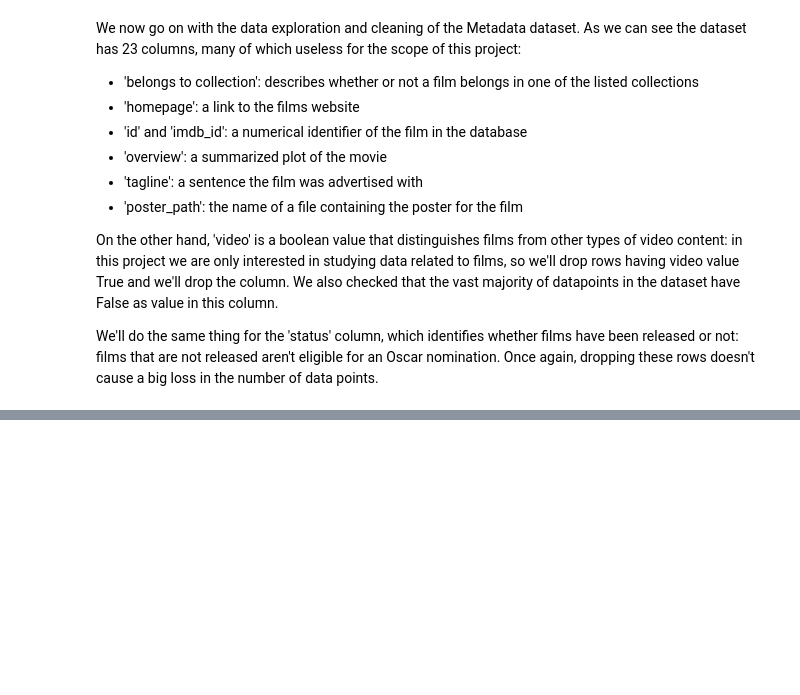
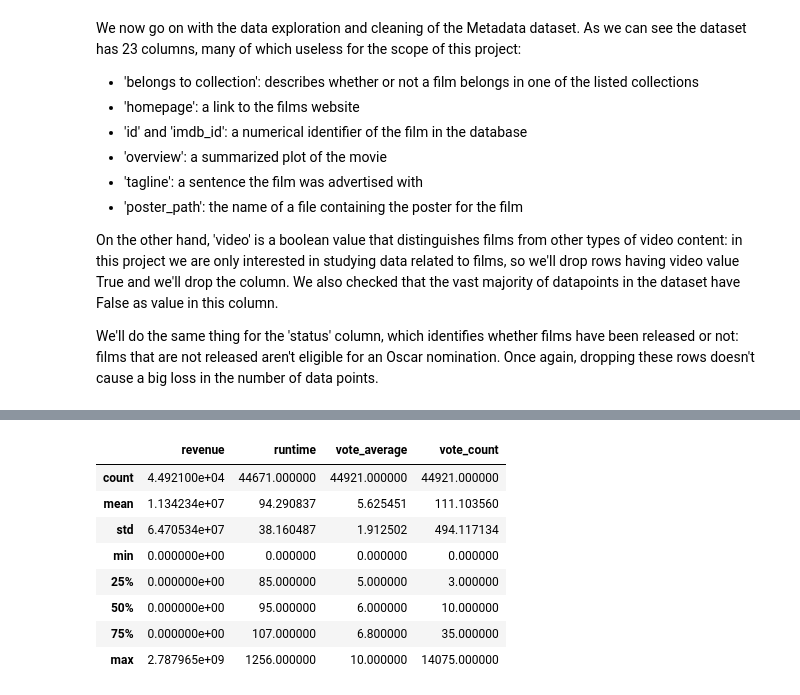
Before and after one commit to matteodales/programming_project, a Jupyter notebook: data_exploration_and_cleaning.ipynb, the cells around one changed output, grey strips where cells are left out. Cells and saved outputs as stored; diff of their text form; code cells hidden in the pictures; blank space fills up the shorter version.

```diff
--- a/data_exploration_and_cleaning.ipynb
+++ b/data_exploration_and_cleaning.ipynb
@@ -161,0 +183,12 @@ metadata_df = metadata_df.drop(['video','status'], axis=1)
+# %%
+metadata_df.describe()
+# %% [output]
+|  | revenue | runtime | vote_average | vote_count |
+| count | 4.492100e+04 | 44671.000000 | 44921.000000 | 44921.000000 |
+| mean | 1.134234e+07 | 94.290837 | 5.625451 | 111.103560 |
+| std | 6.470534e+07 | 38.160487 | 1.912502 | 494.117134 |
+| min | 0.000000e+00 | 0.000000 | 0.000000 | 0.000000 |
+| 25% | 0.000000e+00 | 85.000000 | 5.000000 | 3.000000 |
+| 50% | 0.000000e+00 | 95.000000 | 6.000000 | 10.000000 |
+| 75% | 0.000000e+00 | 107.000000 | 6.800000 | 35.000000 |
+| max | 2.787965e+09 | 1256.000000 | 10.000000 | 14075.000000 |
```
Also changed, not shown: parts of 11 cells of this notebook.
